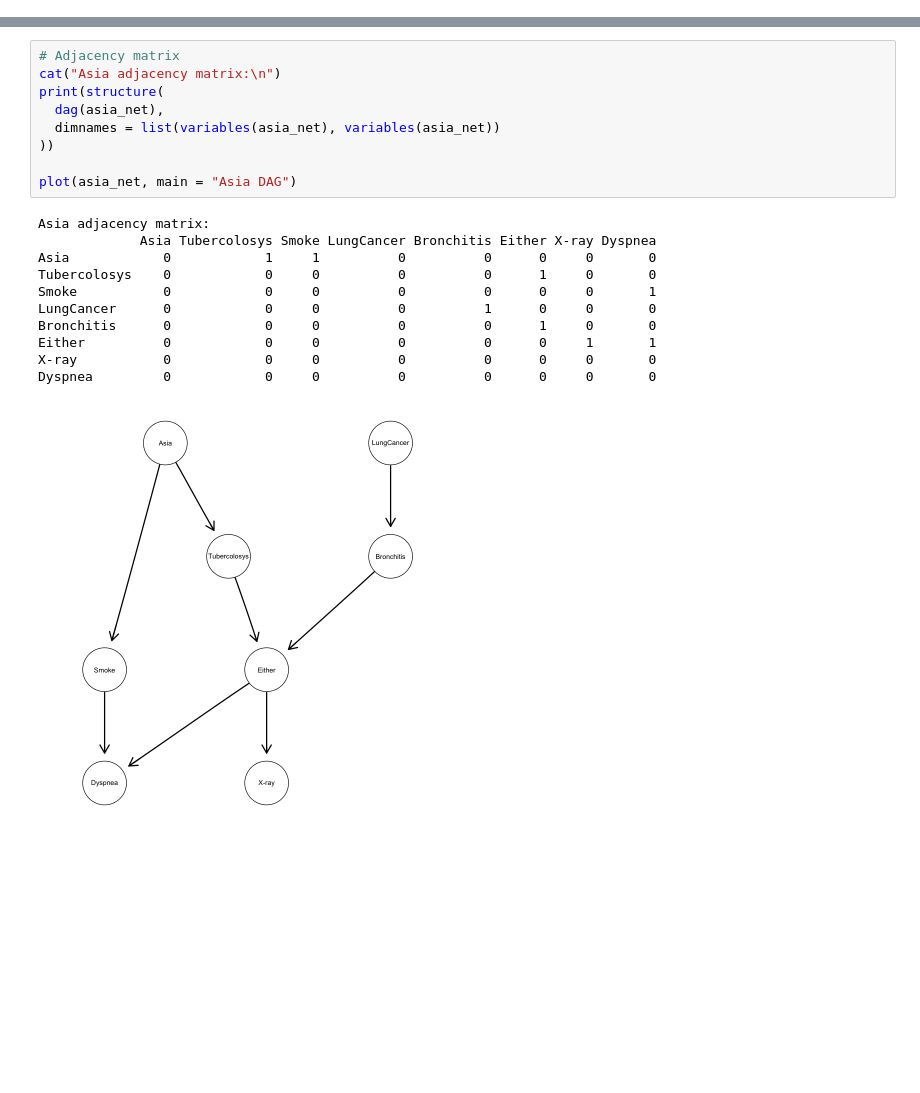
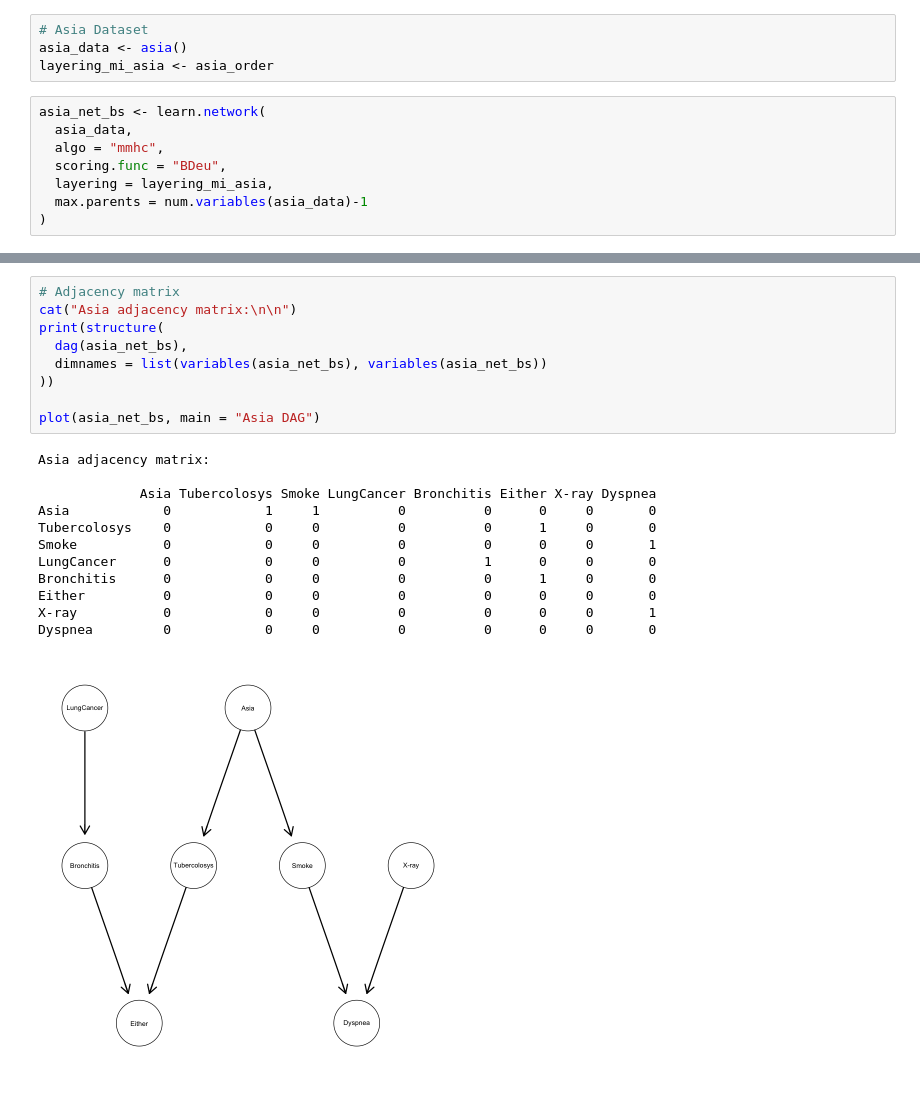
Before and after one commit to filippobezzi/bayesian_networks, a Jupyter notebook: part2_structure_learning_bnstruct.ipynb, the cells around one changed output, grey strips where cells are left out. Cells and saved outputs as stored; diff of their text form; blank space fills up the shorter version.

```diff
--- a/part2_structure_learning_bnstruct.ipynb
+++ b/part2_structure_learning_bnstruct.ipynb
@@ -133,0 +163,12 @@ bnstruct :: parameter learning done.
+# %%
+# Asia Dataset
+asia_data <- asia()
+layering_mi_asia <- asia_order
+# %%
+asia_net_bs <- learn.network(
+  asia_data,
+  algo = "mmhc",
+  scoring.func = "BDeu",
+  layering = layering_mi_asia,
+  max.parents = num.variables(asia_data)-1
+)
@@ -134,21 +183,22 @@ bnstruct :: parameter learning done.
 # %%
 # Adjacency matrix
-cat("Asia adjacency matrix:\n")
+cat("Asia adjacency matrix:\n\n")
 print(structure(
-  dag(asia_net),
-  dimnames = list(variables(asia_net), variables(asia_net))
+  dag(asia_net_bs),
+  dimnames = list(variables(asia_net_bs), variables(asia_net_bs))
 ))
 
-plot(asia_net, main = "Asia DAG")
+plot(asia_net_bs, main = "Asia DAG")
 # %% [output]
 Asia adjacency matrix:
+
              Asia Tubercolosys Smoke LungCancer Bronchitis Either X-ray Dyspnea
 Asia            0            1     1          0          0      0     0       0
 Tubercolosys    0            0     0          0          0      1     0       0
 Smoke           0            0     0          0          0      0     0       1
 LungCancer      0            0     0          0          1      0     0       0
 Bronchitis      0            0     0          0          0      1     0       0
-Either          0            0     0          0          0      0     1       1
-X-ray           0            0     0          0          0      0     0       0
+Either          0            0     0          0          0      0     0       0
+X-ray           0            0     0          0          0      0     0       1
 Dyspnea         0            0     0          0          0      0     0       0
-[figure, old version]
+[figure, new version]
```
Also changed, not shown: parts of 16 cells of this notebook, 2 other files.
